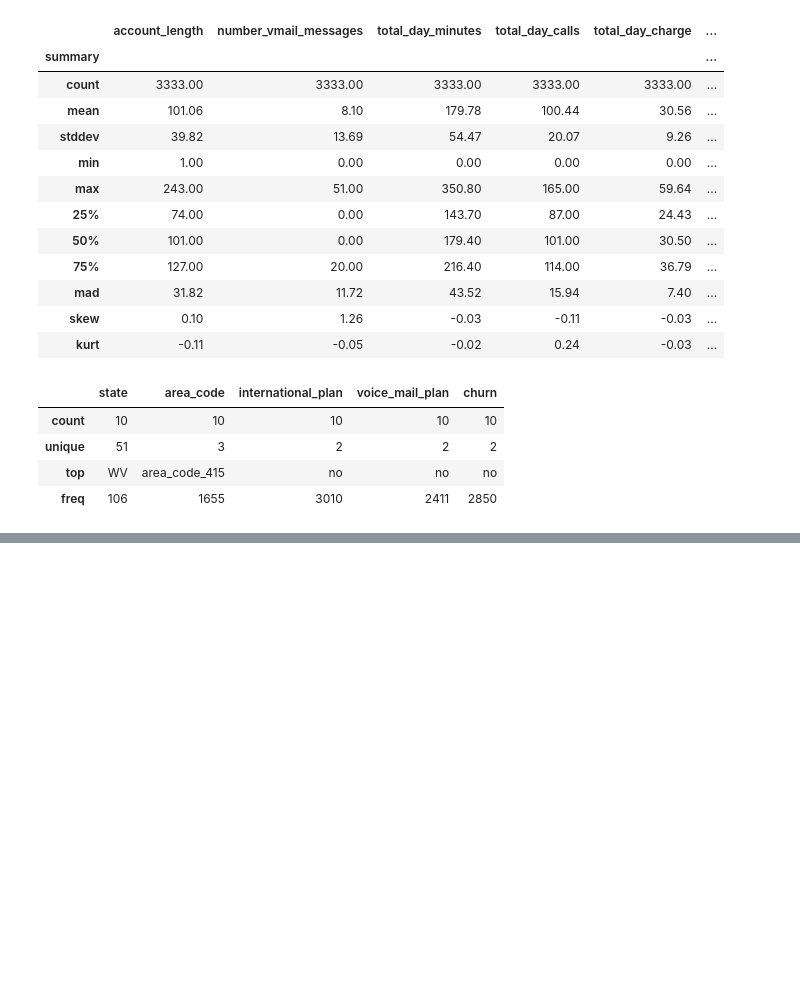
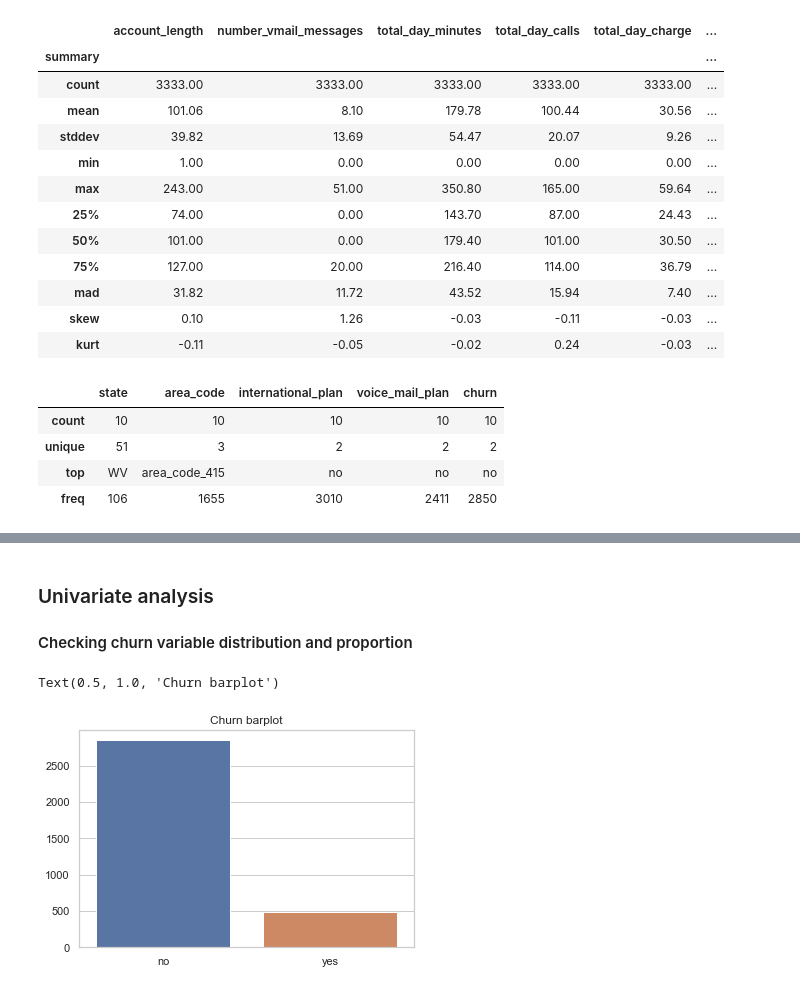
Before and after one commit to naiaraap/Pyspark_version_Predicting_Customer_Churn_in_Telecommunication_Operators, a Jupyter notebook: Pyspark_version_Predicting_Customer_Churn_in_Telecommunication_Operators.ipynb, the cells around one changed output, grey strips where cells are left out. Cells and saved outputs as stored; diff of their text form; code cells hidden in the pictures; blank space fills up the shorter version.

```diff
--- a/Pyspark_version_Predicting_Customer_Churn_in_Telecommunication_Operators.ipynb
+++ b/Pyspark_version_Predicting_Customer_Churn_in_Telecommunication_Operators.ipynb
@@ -177,0 +180,17 @@ display(desc)
+# %% [markdown]
+### Univariate analysis
+#### Checking churn variable distribution and proportion
+# %%
+# churn values and proportion
+df = df_train_cat.groupBy('churn').count().orderBy('count', ascending=False)
+df = df.withColumn('percent', f.col('count')/f.sum('count').over(Window.partitionBy()))
+df = df.orderBy('percent', ascending=False)
+df = df.toPandas().set_index('churn')
+display(df)
+
+# churn variable barplot
+sns.set(style="whitegrid")
+sns.barplot(x=['no','yes'], y=df['count'].values).set_title('Churn barplot')
+# %% [output]
+Text(0.5, 1.0, 'Churn barplot')
+[figure, added]
```
Also changed, not shown: parts of 6 cells of this notebook.
